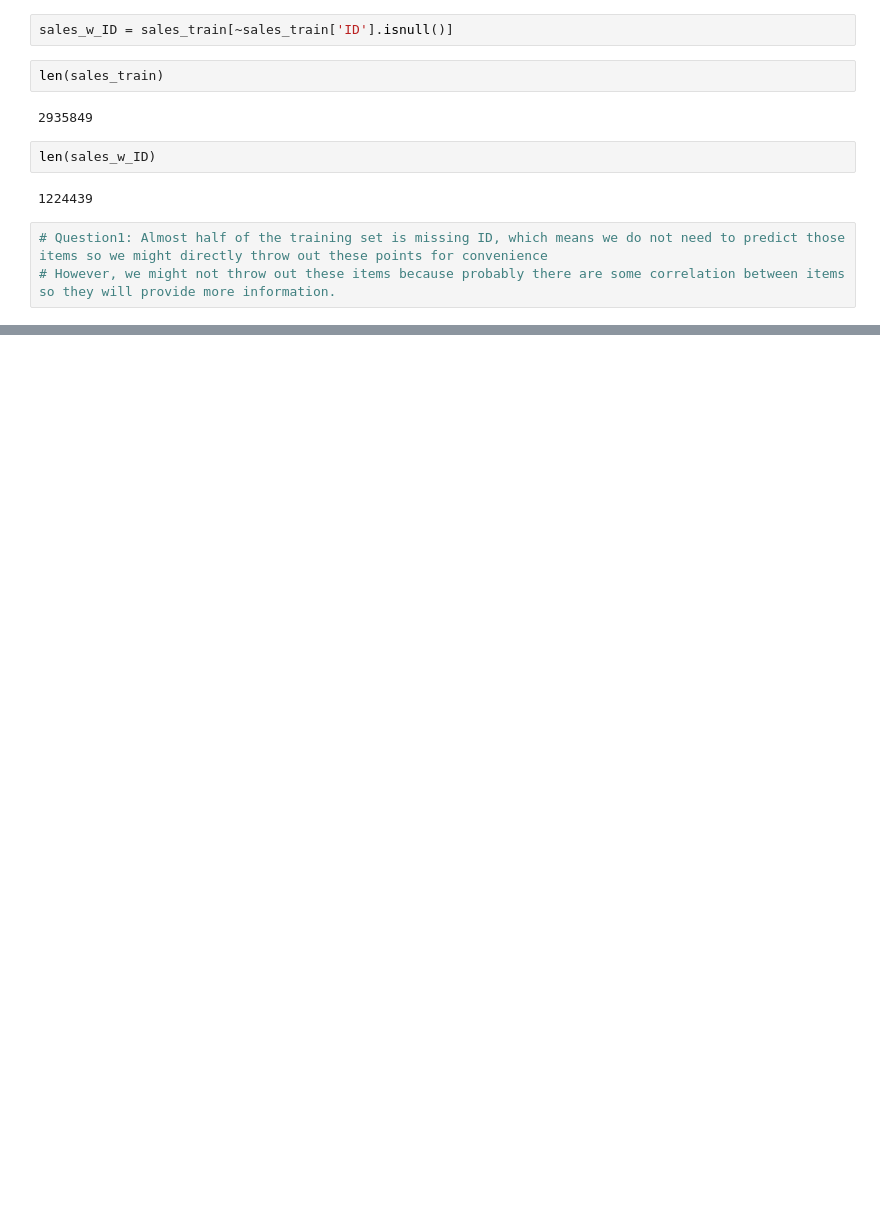
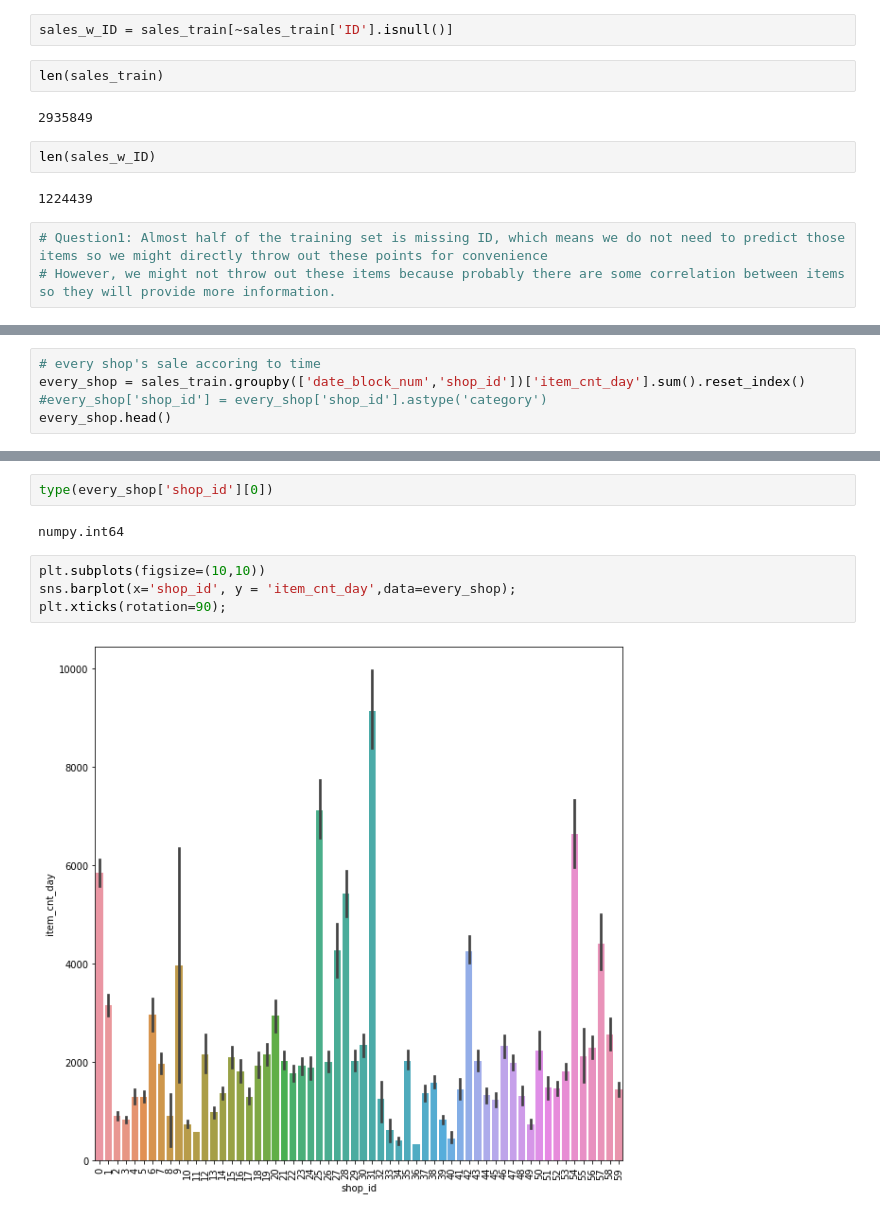
Before and after one commit to lyndonhe666/Kaggle_predict_future_sales, a Jupyter notebook: data_processing.ipynb, the cells around one changed output, grey strips where cells are left out. Cells and saved outputs as stored; diff of their text form; blank space fills up the shorter version.

```diff
--- a/data_processing.ipynb
+++ b/data_processing.ipynb
@@ -156,0 +330,5 @@ len(sales_w_ID)
+# %%
+# every shop's sale accoring to time
+every_shop = sales_train.groupby(['date_block_num','shop_id'])['item_cnt_day'].sum().reset_index()
+#every_shop['shop_id'] = every_shop['shop_id'].astype('category')
+every_shop.head()
@@ -156,0 +342,10 @@ len(sales_w_ID)
+# %%
+type(every_shop['shop_id'][0])
+# %% [output]
+numpy.int64
+# %%
+plt.subplots(figsize=(10,10))
+sns.barplot(x='shop_id', y = 'item_cnt_day',data=every_shop);
+plt.xticks(rotation=90);
+# %% [output]
+[figure, added]
```
Also changed, not shown: parts of 22 cells of this notebook.
